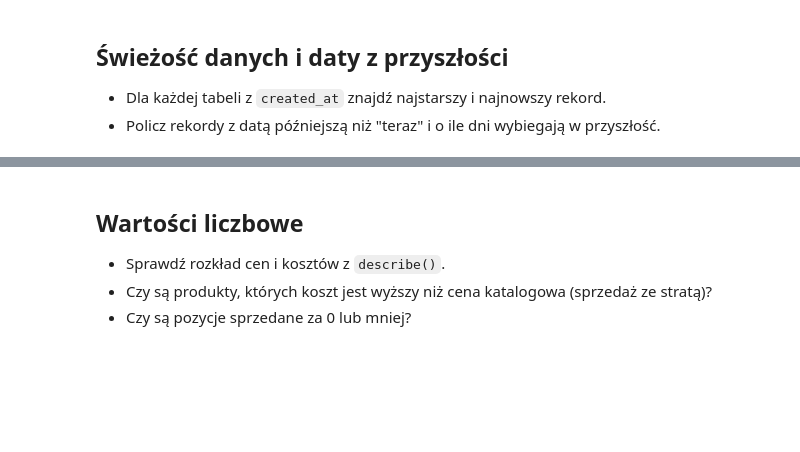
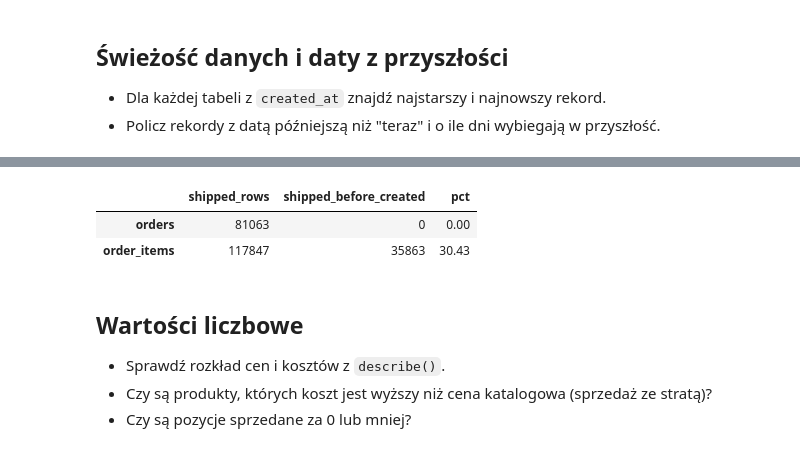
Before and after one commit to Raaaayu/thelook-ecommerce-analytics, a Jupyter notebook: 02_eda_data_quality.ipynb, the cells around one changed output, grey strips where cells are left out. Saved outputs shown, nothing was run; the diff lists cells and outputs as text; code cells hidden in the pictures; blank space fills up the shorter version.

Commit message:
EDA A1: data quality checks and conclusions

```diff
--- a/02_eda_data_quality.ipynb
+++ b/02_eda_data_quality.ipynb
@@ -183,3 +337,18 @@ order_items.query("created_at > @now").sort_values("created_at").head()
+# %%
+# Share of rows where shipped_at is earlier than created_at (orders vs order_items)
+# Only rows with a shipping date – comparing with NaT always gives False
+
+pd.DataFrame({
+    name: {
+        "shipped_rows": df["shipped_at"].notna().sum(),
+        "shipped_before_created": (df["shipped_at"] < df["created_at"]).sum(),
+    }
+    for name, df in {"orders": orders, "order_items": order_items}.items()
+}).T.assign(pct=lambda x: (x["shipped_before_created"] / x["shipped_rows"] * 100).round(2))
+# %% [output]
+|  | shipped_rows | shipped_before_created | pct |
+| orders | 81063 | 0 | 0.00 |
+| order_items | 117847 | 35863 | 30.43 |
 # %% [markdown]
 ## Wartości liczbowe
 
```
Also changed, not shown: parts of 17 cells of this notebook, 1 other file.
